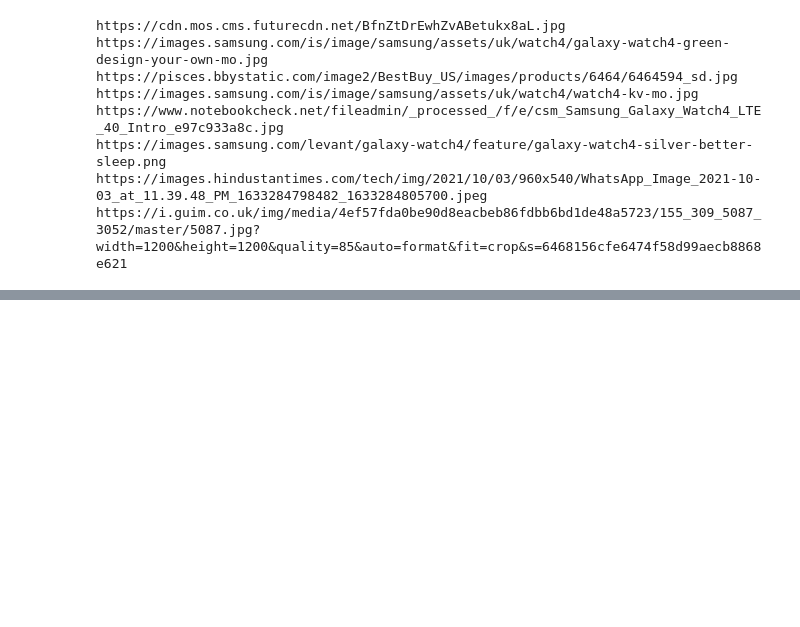
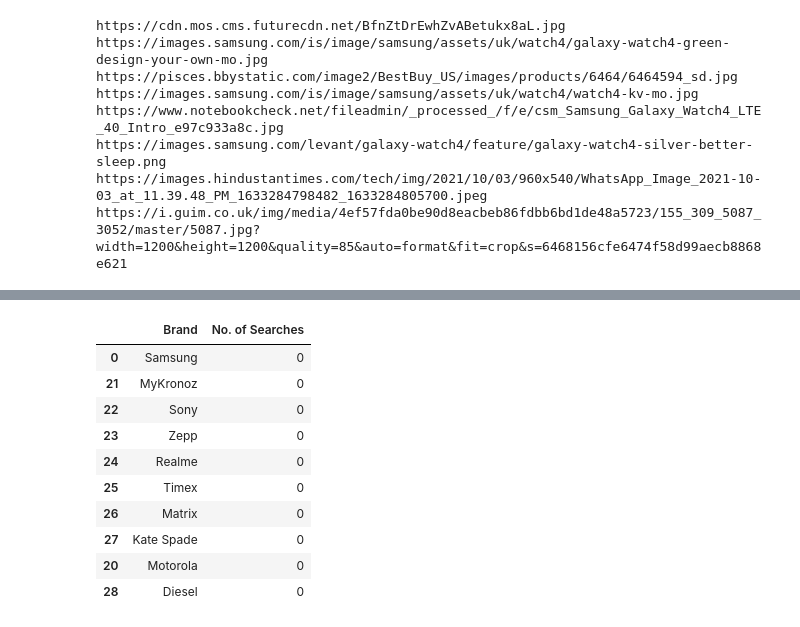
Before and after one commit to Shashankkrj/Smart_Watch_Price_Prediction, a Jupyter notebook: Code.ipynb, the cells around one changed output, grey strips where cells are left out. Saved outputs shown, nothing was run; the diff lists cells and outputs as text; code cells hidden in the pictures; blank space fills up the shorter version.

```diff
--- a/Code.ipynb
+++ b/Code.ipynb
@@ -1159,0 +1172,16 @@ True
+# %%
+sorted_brand = brand.sort_values(by ="No. of Searches").head(10)
+# %%
+sorted_brand
+# %% [output]
+|  | Brand | No. of Searches |
+| 0 | Samsung | 0 |
+| 21 | MyKronoz | 0 |
+| 22 | Sony | 0 |
+| 23 | Zepp | 0 |
+| 24 | Realme | 0 |
+| 25 | Timex | 0 |
+| 26 | Matrix | 0 |
+| 27 | Kate Spade | 0 |
+| 20 | Motorola | 0 |
+| 28 | Diesel | 0 |
```
Also changed, not shown: parts of 28 cells of this notebook, 6 other files.
